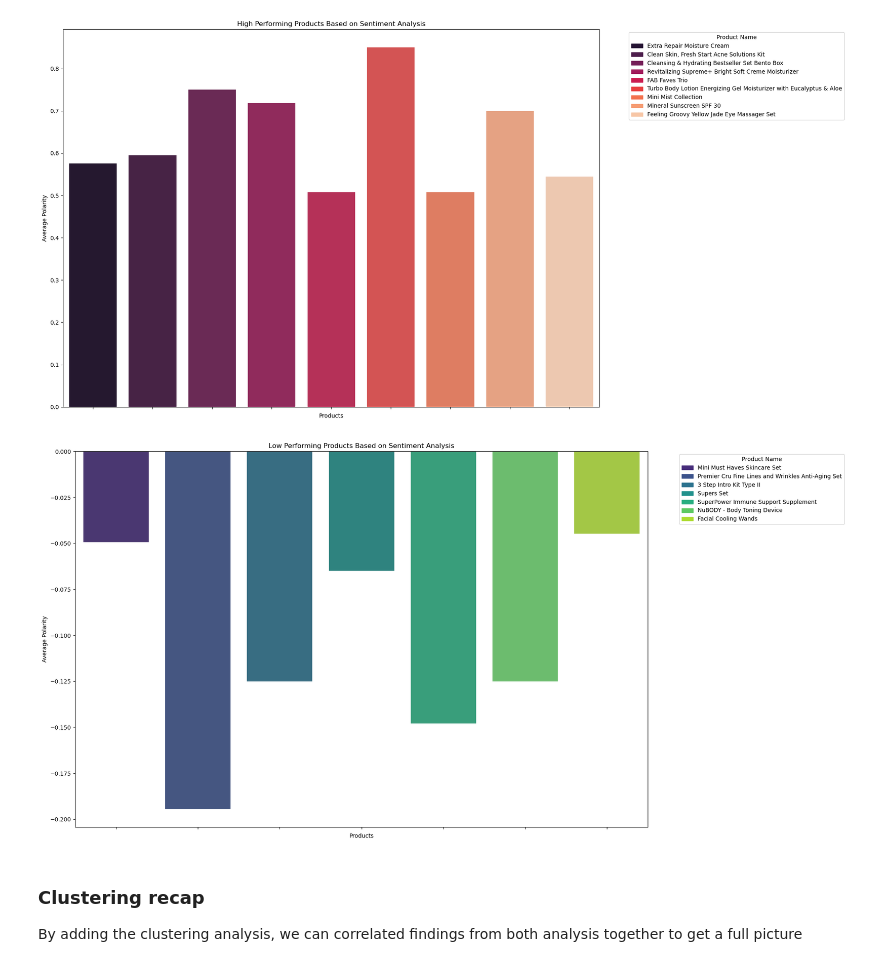
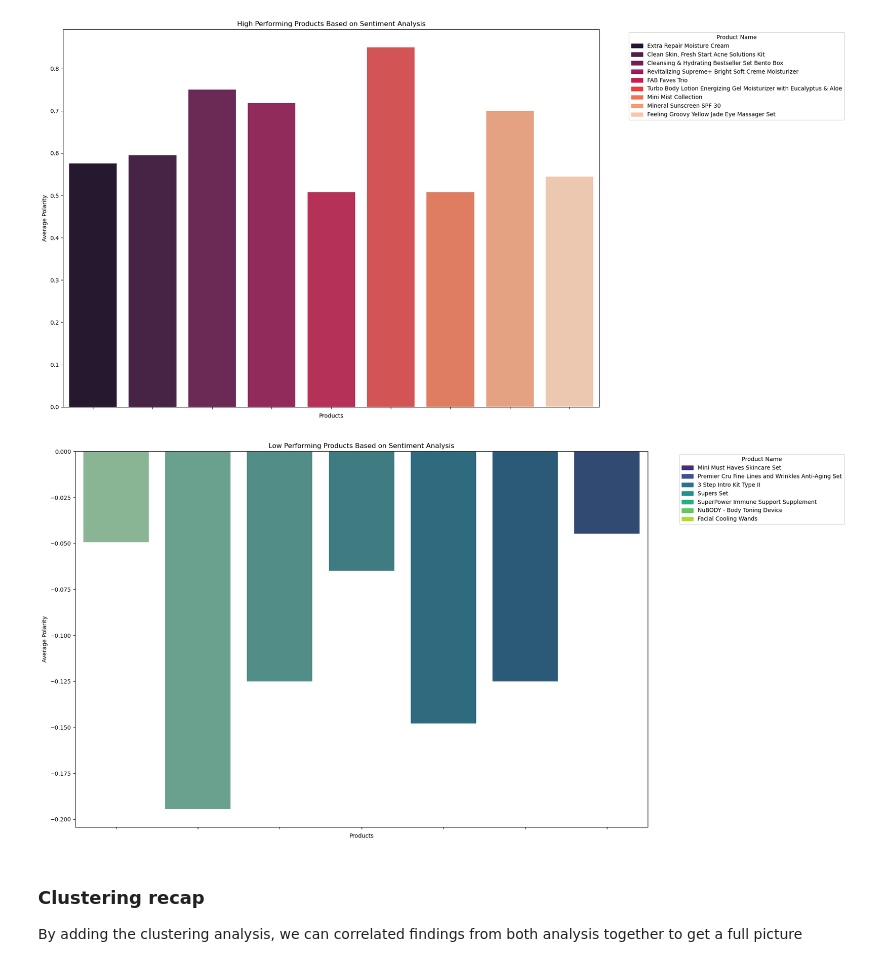
Before and after one commit to r41ss4/rennes_ds, a Jupyter notebook: notebooks_analysis/sentimental.ipynb, the cells around one changed output. Drawn from its saved outputs; the diff is of its cells as text; code cells hidden in the pictures.

Commit message:
Updated sentimental analysis based on cleaning and clustering

```diff
--- a/notebooks_analysis/sentimental.ipynb
+++ b/notebooks_analysis/sentimental.ipynb
@@ -9,7 +9,7 @@ import matplotlib.pyplot as plt
 from textblob import TextBlob
 # %%
 # Read df of products
-df_prod = pd.read_csv('https://raw.githubusercontent.com/r41ss4/rennes_ds/refs/heads/main/data/cleaned/clean_products.csv')
+df_prod = pd.read_csv('https://raw.githubusercontent.com/r41ss4/rennes_ds/refs/heads/main/data/clean/clean_products.csv')
 df_prod.head(5)
 # %% [output]
 |  | product_id | product_name | brand_id | brand_name | loves_count | rating | reviews | size | ... |
@@ -19,7 +19,3 @@ df_prod.head(5)
 | 3 | P473660 | Kasbah Eau de Parfum | 6342 | 19-69 | 3018 | 4.4762 | 21.0 | 3.4 oz/ 100 mL | ... |
 | 4 | P473658 | Purple Haze Eau de Parfum | 6342 | 19-69 | 2691 | 3.2308 | 13.0 | 3.4 oz/ 100 mL | ... |
 5 rows × 27 columns
-# %%
-# Read df of products
-df_prod = pd.read_csv('clean_products.csv')
-df_prod.head(5)
@@ -76,7 +64,7 @@ df_prod[['product_id', 'product_name', 'loves_count', 'rating', 'reviews']].head
 | 4 | P473658 | Purple Haze Eau de Parfum | 2691 | 3.2308 | 13.0 |
 # %%
 # Read df of products
-df_rev = pd.read_csv('clean_reviews.csv')
+df_rev = pd.read_csv('https://raw.githubusercontent.com/r41ss4/rennes_ds/refs/heads/main/data/clean/clean_reviews.csv')
 df_rev.head(5)
 # %% [output]
 |  | author_id | rating | is_recommended | helpfulness | total_feedback_count | total_neg_feedback_count | ... |
@@ -706,31 +694,31 @@ plt.tight_layout()
 # %%
 # Visualize low performing products
 plt.figure(figsize=(20, 10))
 
 # Create the barplot
-ax = sb.barplot(x='product_name', y='polarity', data=low_performing, palette='viridis', hue='product_name', legend=False)
+ax = sb.barplot(x='product_name', y='polarity', data=low_performing, palette='crest', hue='product_name', legend=False)
 
 # Hide x-axis labels (product names)
 ax.set_xticklabels([])  # This removes the x-axis labels
 plt.xlabel('')  # Remove the x-axis label text
 
 # Set y-axis label and title
 plt.ylabel('Average Polarity')
 plt.xlabel('Products')
 plt.title('Low Performing Products Based on Sentiment Analysis')
 
 # Create a legend for the products
 # Use the product names as labels for the legend
 handles = [plt.Rectangle((0, 0), 1, 1, color=color) for color in sb.color_palette('viridis', len(low_performing))]
 labels = low_performing['product_name'].tolist()
 
 # Add the legend outside the plot
 plt.legend(handles, labels, title='Product Name', bbox_to_anchor=(1.05, 1), loc='upper left')
 
 # Adjust layout to make room for the legend
 plt.tight_layout()
 # %% [output]
-[figure, old version]
+[figure, new version]
 # %% [markdown]
 ### Clustering recap
 By adding the clustering analysis, we can correlated findings from both analysis together to get a full picture
```
Also changed, not shown: parts of 18 cells of this notebook.
